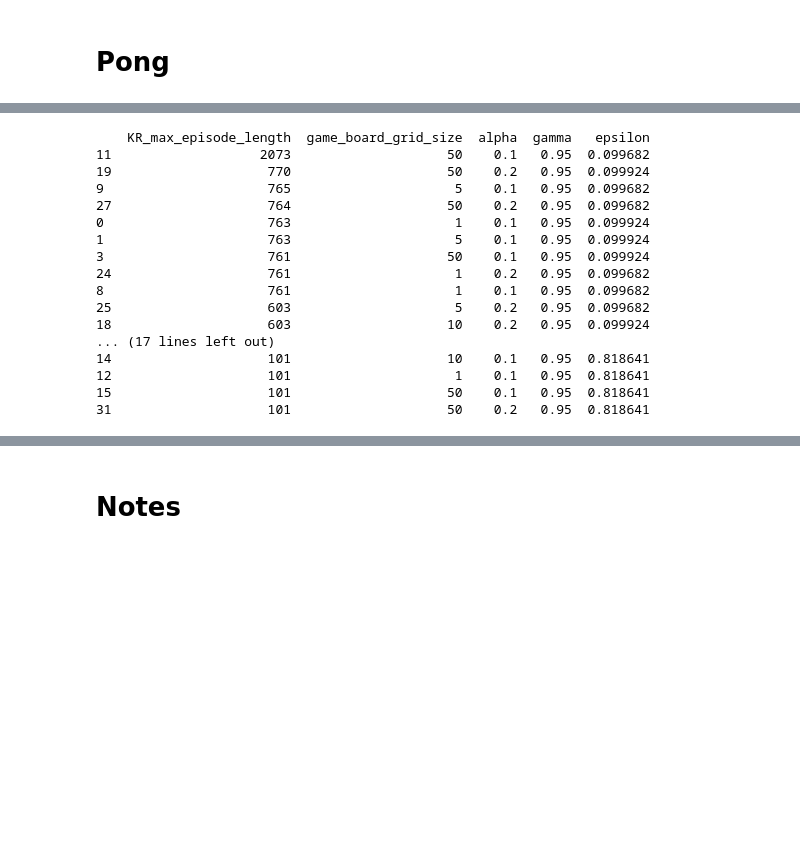
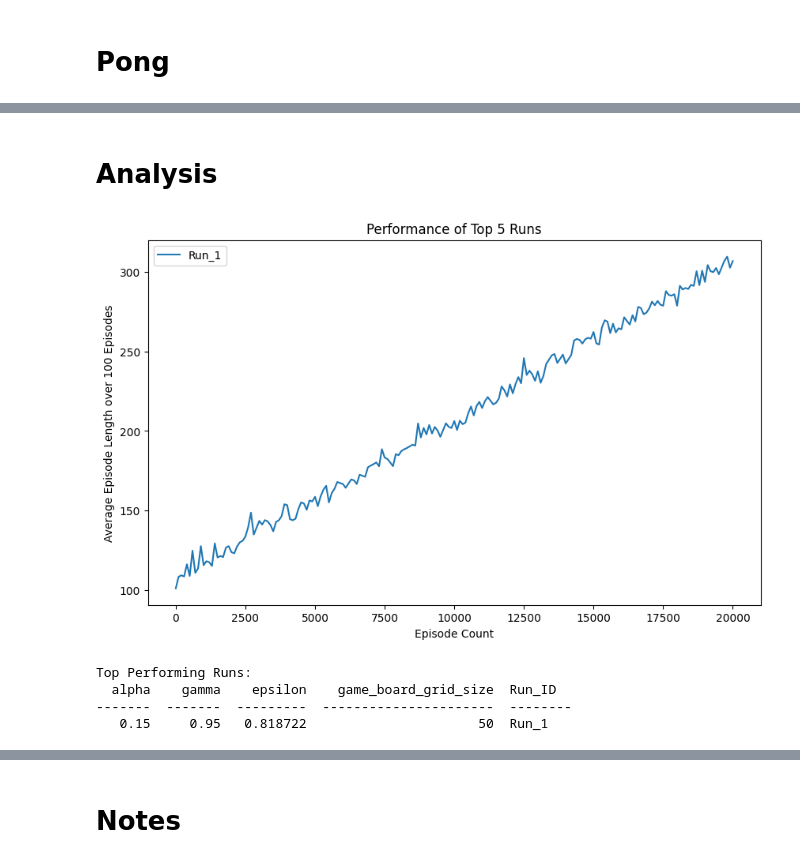
Before and after one commit to joereger/AI-PongReinforcementLearning, a Jupyter notebook: Teaching AI to Play Pong with PyTorch Neural Net.ipynb, the cells around one changed output, grey strips where cells are left out. Drawn from its saved outputs; the diff is of its cells as text; code cells hidden in the pictures; blank space fills up the shorter version.

```diff
--- a/Teaching AI to Play Pong with PyTorch Neural Net.ipynb
+++ b/Teaching AI to Play Pong with PyTorch Neural Net.ipynb
@@ -532,59 +499,84 @@ By the end of this analysis, I expect to have a comprehensive understanding of h
+# %% [markdown]
+# Analysis
 # %%
 import pandas as pd
 import pickle
 from tabulate import tabulate
+import matplotlib.pyplot as plt
 
 # Load the data from the pickle file
-with open("data/v6-PyTorch-ParamTest-All-Results.pkl", "rb") as f:
+with open("data/v15-PyTorch-ParamTest-All-Results.pkl", "rb") as f:
     all_results = pickle.load(f)
 
 # Initialize empty lists to store config and metrics data
 config_data = []
 metrics_data = []
 
 # Iterate through the all_results dictionary to separate config and metrics
 for param_id, result in all_results.items():
     config = result['config']
     metrics = result['metrics']
 
     # Add a parameter ID to link config and metrics
     config['param_id'] = param_id
     metrics['param_id'] = param_id
 
     config_data.append(config)
     metrics_data.append(metrics)
 
 # Convert lists of dictionaries to DataFrames
 config_df = pd.DataFrame(config_data)
 metrics_df = pd.DataFrame(metrics_data)
 
 # Merge the config and metrics DataFrames on 'param_id'
 df = pd.merge(config_df, metrics_df, on='param_id')
 
-# Data cleaning: Convert columns to appropriate data types, handle missing values, etc.
-# For this example, I'm assuming all columns are of the correct data type and no missing values.
-# You can add your own data cleaning steps here as needed.
+# Identify and sort the top runs by max average episode length over 100 episodes
+df['max_avg_episode_length'] = df['KR_avg_episode_length_every_100_episodes'].apply(lambda x: max(x.values()))
+sorted_df = df.sort_values(by='max_avg_episode_length', ascending=False)
 
-# Display the first few rows of the final DataFrame
-#print(df.head())
+# Take the top 5 runs
+top_5_runs = sorted_df.head(5)
 
-top_max_episode_length = df.sort_values(by='KR_max_episode_length', ascending=False)
-print(top_max_episode_length[['KR_max_episode_length', 'game_board_grid_size', 'alpha', 'gamma', 'epsilon']])
+# Create a new figure for the plot
+plt.figure(figsize=(10, 6))
+
+# Initialize lists to store config and metrics for text summary
+config_list = []
+metrics_list = []
+
+# Loop through the top 5 runs to plot and collect summaries
+for index, row in top_5_runs.iterrows():
+    # Extract the config and metrics for this run
+    config = row[['alpha', 'gamma', 'epsilon', 'game_board_grid_size']]
+    metrics = row['KR_avg_episode_length_every_100_episodes']
+
+    # Generate a short identifier for the run
+    short_id = f"Run_{index+1}"
+
+    # Plotting
+    plt.plot(list(metrics.keys()), list(metrics.values()), label=short_id)
+
+    # Collect data for Text Summary
+    config['Run_ID'] = short_id
+    config_list.append(config)
+    metrics_list.append({"Run_ID": short_id, "Last_Avg_Ep_Length": list(metrics.values())[-1]})
+
+# Add legend to the plot
+plt.legend()
+plt.xlabel('Episode Count')
+plt.ylabel('Average Episode Length over 100 Episodes')
+plt.title("Performance of Top 5 Runs")
+plt.show()
+
+# Print out the text summaries
+print("Top Performing Runs:")
+print(tabulate(config_list, headers="keys"))
+#print("Metrics:")
+#print(tabulate(metrics_list, headers="keys"))
 # %% [output]
+[figure, added]
-    KR_max_episode_length  game_board_grid_size  alpha  gamma   epsilon
-11                   2073                    50    0.1   0.95  0.099682
-19                    770                    50    0.2   0.95  0.099924
-9                     765                     5    0.1   0.95  0.099682
-27                    764                    50    0.2   0.95  0.099682
-0                     763                     1    0.1   0.95  0.099924
-1                     763                     5    0.1   0.95  0.099924
-3                     761                    50    0.1   0.95  0.099924
-24                    761                     1    0.2   0.95  0.099682
-8                     761                     1    0.1   0.95  0.099682
-25                    603                     5    0.2   0.95  0.099682
-18                    603                    10    0.2   0.95  0.099924
-... (17 lines left out)
-14                    101                    10    0.1   0.95  0.818641
-12                    101                     1    0.1   0.95  0.818641
-15                    101                    50    0.1   0.95  0.818641
-31                    101                    50    0.2   0.95  0.818641
+Top Performing Runs:
+  alpha    gamma    epsilon    game_board_grid_size  Run_ID
+-------  -------  ---------  ----------------------  --------
+   0.15     0.95   0.818722                      50  Run_1
```
Also changed, not shown: parts of 7 cells of this notebook.
